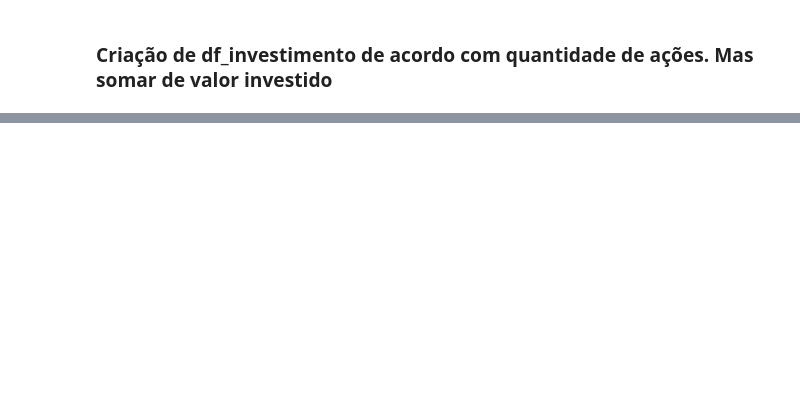
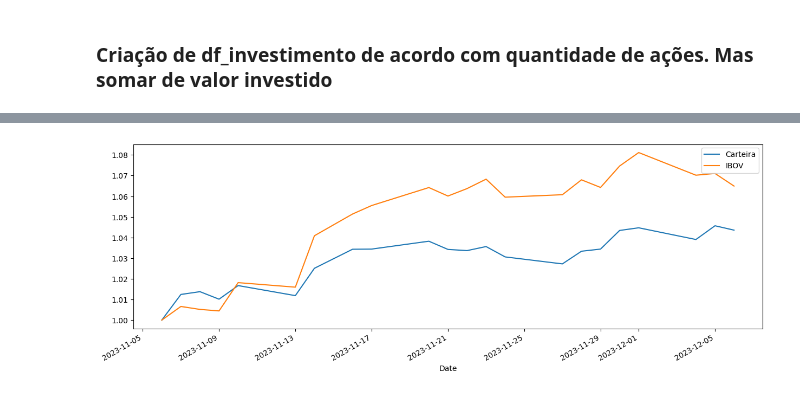
Before and after one commit to SousaNunesBS/analise-carteira-investimento, a Jupyter notebook: analise-investimento.ipynb, the cells around one changed output, grey strips where cells are left out. Cells and saved outputs as stored; diff of their text form; code cells hidden in the pictures; blank space fills up the shorter version.

```diff
--- a/analise-investimento.ipynb
+++ b/analise-investimento.ipynb
@@ -159,0 +175,7 @@ display(df_investimento)
+# %%
+df_investimento_nomr['Total'].plot(label='Carteira', figsize=(15,5))
+df_ibov_norm.plot(label='IBOV')
+plt.legend()
+plt.show()
+# %% [output]
+[figure, added]
```
Also changed, not shown: parts of 10 cells of this notebook.
